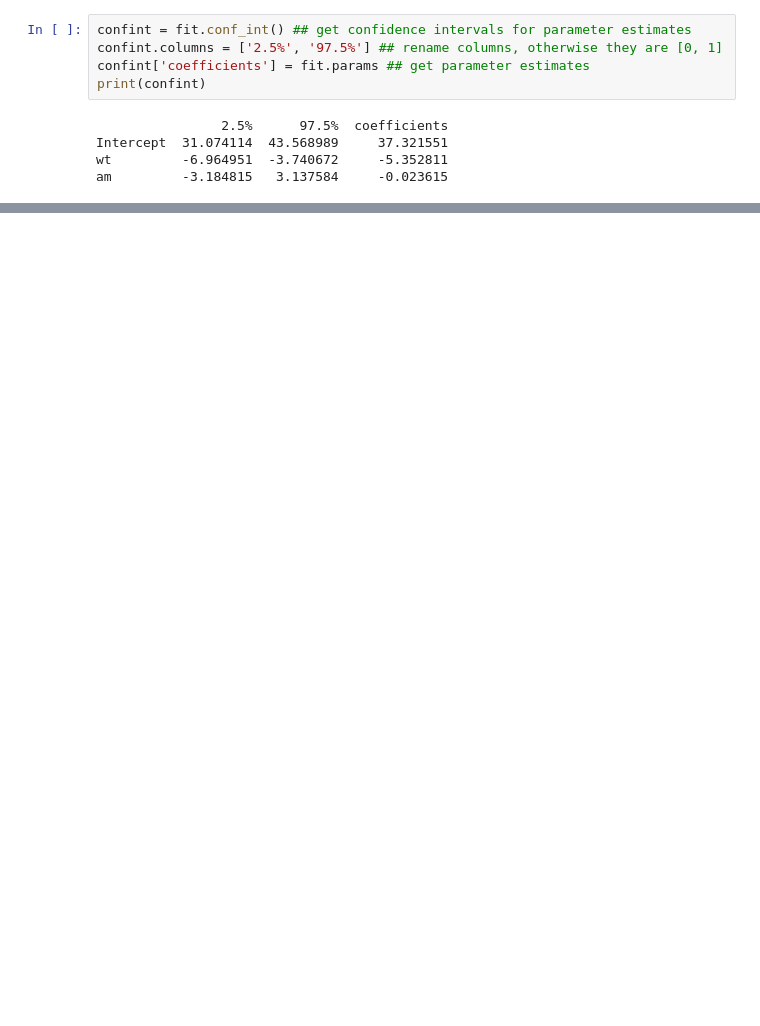
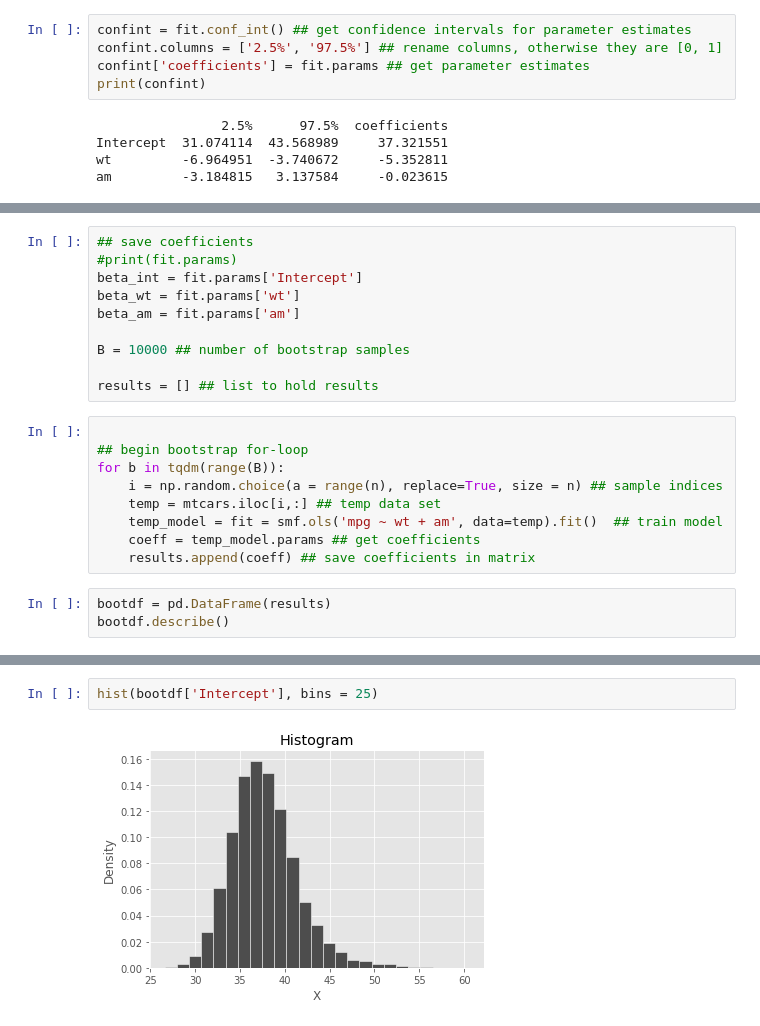
Before and after one commit to Johnnyboycurtis/MCMC, a Jupyter notebook: Bootstrap/notebook/4 Bootstrap.ipynb, the cells around one changed output, grey strips where cells are left out. Saved outputs shown, nothing was run; the diff lists cells and outputs as text; blank space fills up the shorter version.

```diff
--- a/Bootstrap/notebook/4 Bootstrap.ipynb
+++ b/Bootstrap/notebook/4 Bootstrap.ipynb
@@ -279,0 +146,22 @@ Another method for applying the bootstrap approach to building an empirical dist
+# %%
+## save coefficients
+#print(fit.params)
+beta_int = fit.params['Intercept']
+beta_wt = fit.params['wt']
+beta_am = fit.params['am']
+
+B = 10000 ## number of bootstrap samples
+
+results = [] ## list to hold results
+# %%
+
+## begin bootstrap for-loop
+for b in tqdm(range(B)):
+    i = np.random.choice(a = range(n), replace=True, size = n) ## sample indices
+    temp = mtcars.iloc[i,:] ## temp data set
+    temp_model = fit = smf.ols('mpg ~ wt + am', data=temp).fit()  ## train model
+    coeff = temp_model.params ## get coefficients
+    results.append(coeff) ## save coefficients in matrix
+# %%
+bootdf = pd.DataFrame(results)
+bootdf.describe()
@@ -279,0 +178,4 @@ Another method for applying the bootstrap approach to building an empirical dist
+# %%
+hist(bootdf['Intercept'], bins = 25)
+# %% [output]
+[figure, added]
```
Also changed, not shown: parts of 14 cells of this notebook.
